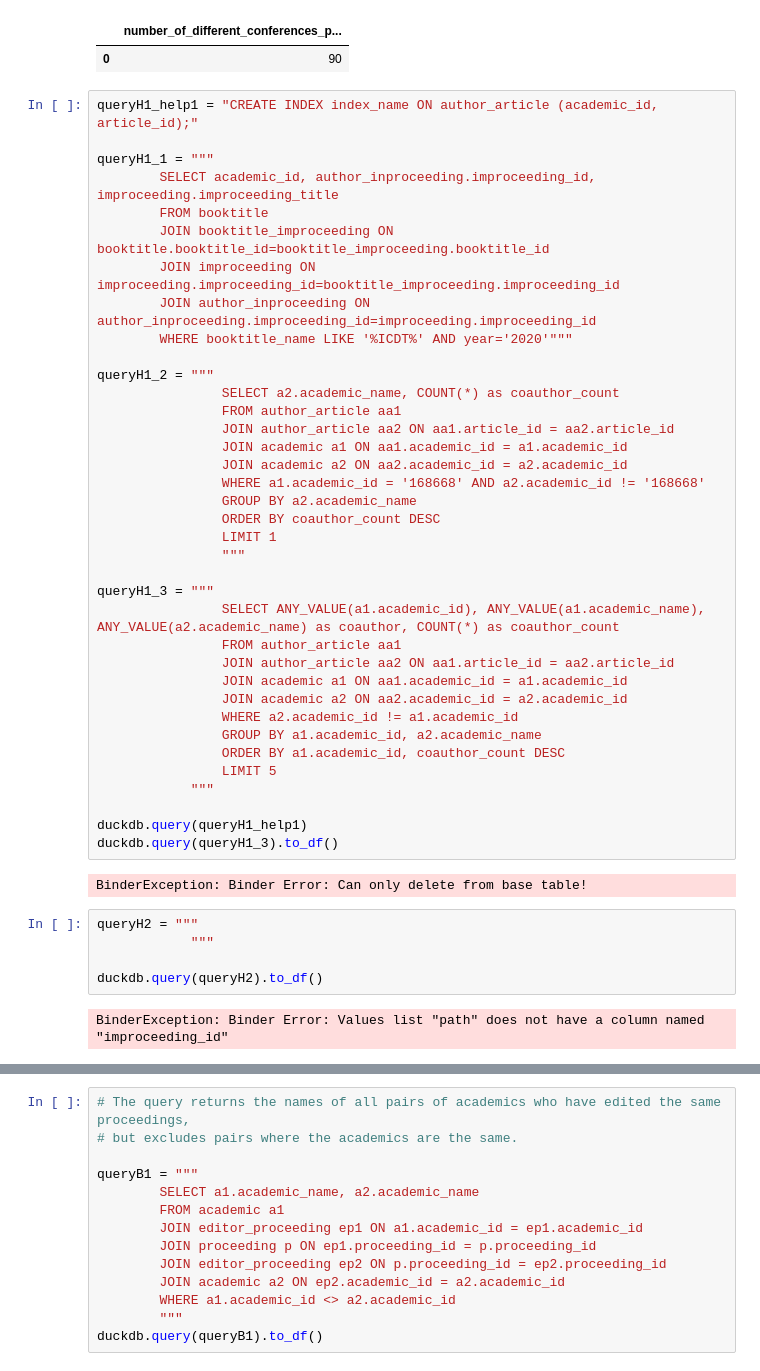
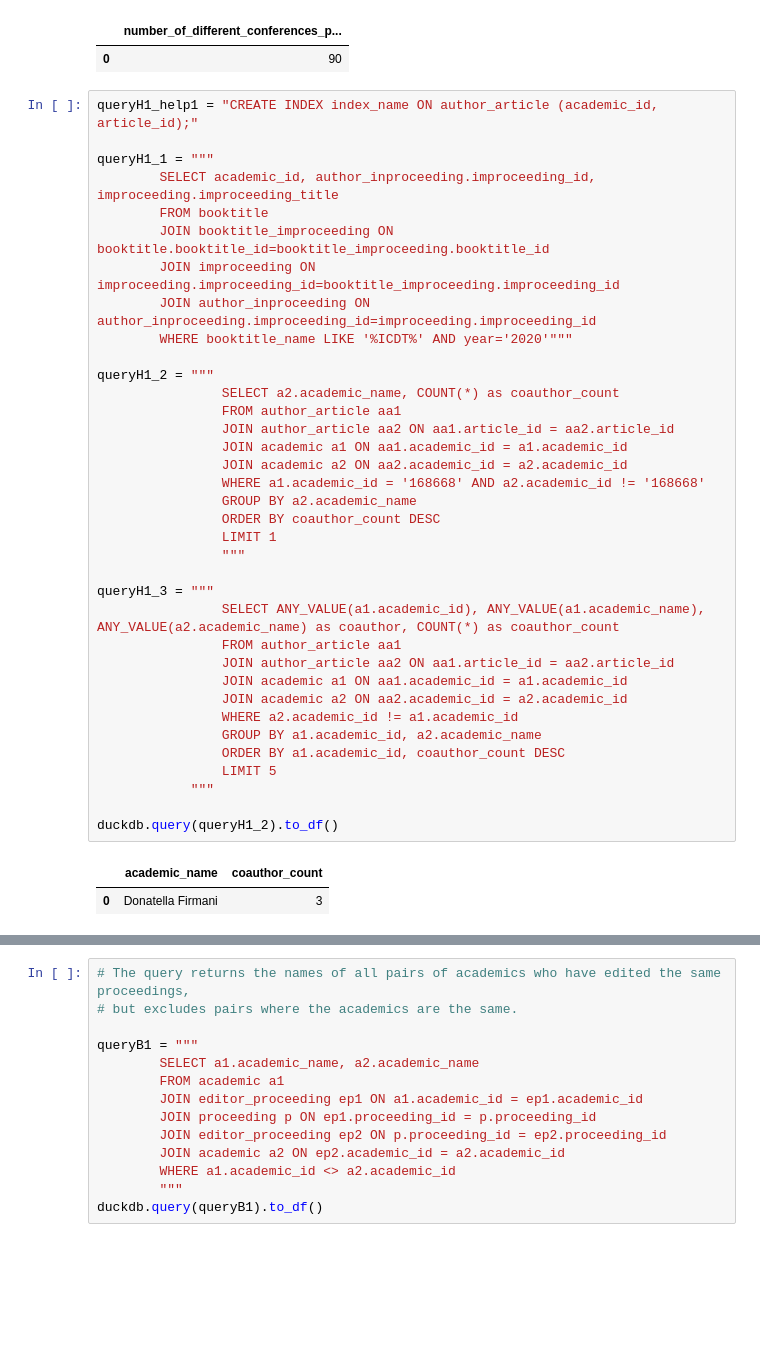
Before and after one commit to OGnTn/daos_project, a Jupyter notebook: duck_queries.ipynb, the cells around one changed output, grey strips where cells are left out. Cells and saved outputs as stored; diff of their text form; blank space fills up the shorter version.

```diff
--- a/duck_queries.ipynb
+++ b/duck_queries.ipynb
@@ -369,40 +369,33 @@ queryH1_1 = """
         JOIN booktitle_improceeding ON booktitle.booktitle_id=booktitle_improceeding.booktitle_id
         JOIN improceeding ON improceeding.improceeding_id=booktitle_improceeding.improceeding_id
         JOIN author_inproceeding ON author_inproceeding.improceeding_id=improceeding.improceeding_id
         WHERE booktitle_name LIKE '%ICDT%' AND year='2020'"""
 
 queryH1_2 = """
                 SELECT a2.academic_name, COUNT(*) as coauthor_count
                 FROM author_article aa1
                 JOIN author_article aa2 ON aa1.article_id = aa2.article_id
                 JOIN academic a1 ON aa1.academic_id = a1.academic_id
                 JOIN academic a2 ON aa2.academic_id = a2.academic_id
                 WHERE a1.academic_id = '168668' AND a2.academic_id != '168668'
                 GROUP BY a2.academic_name
                 ORDER BY coauthor_count DESC
                 LIMIT 1
                 """
 
 queryH1_3 = """
                 SELECT ANY_VALUE(a1.academic_id), ANY_VALUE(a1.academic_name), ANY_VALUE(a2.academic_name) as coauthor, COUNT(*) as coauthor_count
                 FROM author_article aa1
                 JOIN author_article aa2 ON aa1.article_id = aa2.article_id
                 JOIN academic a1 ON aa1.academic_id = a1.academic_id
                 JOIN academic a2 ON aa2.academic_id = a2.academic_id
                 WHERE a2.academic_id != a1.academic_id
                 GROUP BY a1.academic_id, a2.academic_name
                 ORDER BY a1.academic_id, coauthor_count DESC
                 LIMIT 5
             """
 
-duckdb.query(queryH1_help1)
-duckdb.query(queryH1_3).to_df()
+duckdb.query(queryH1_2).to_df()
 # %% [output]
-BinderException: Binder Error: Can only delete from base table!
+|  | academic_name | coauthor_count |
+| 0 | Donatella Firmani | 3 |
-# %%
-queryH2 = """
-            """
-
-duckdb.query(queryH2).to_df()
-# %% [output]
-BinderException: Binder Error: Values list "path" does not have a column named "improceeding_id"
```
Also changed, not shown: parts of 1 cell of this notebook.
